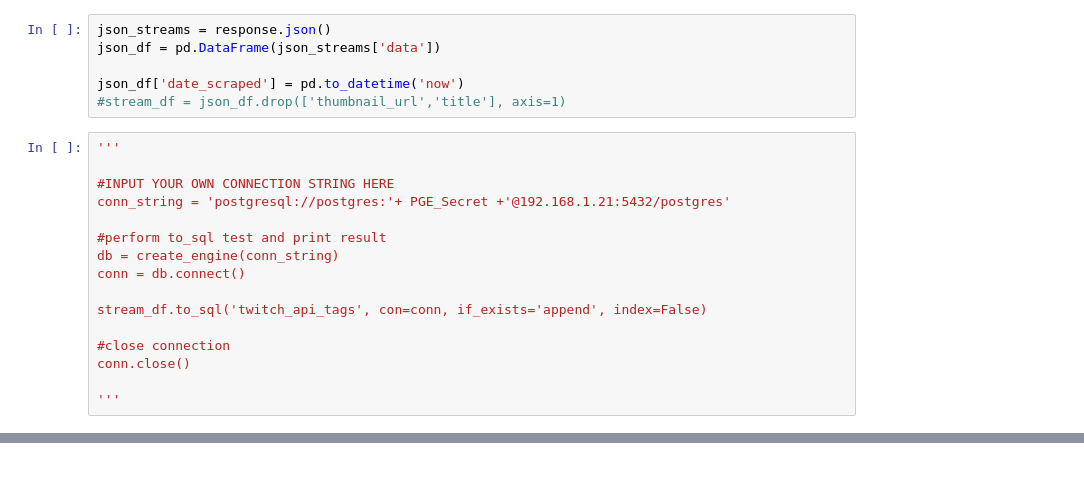
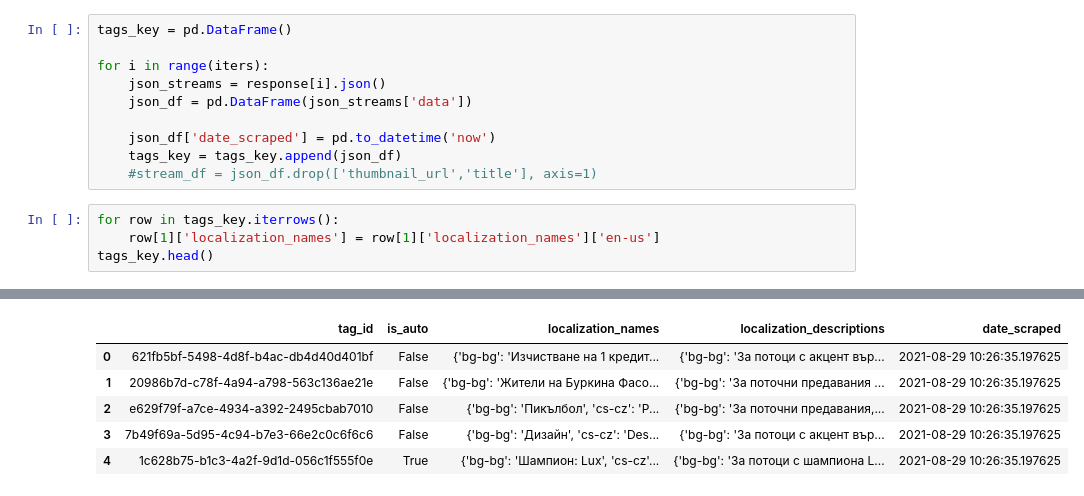
Before and after one commit to Tophurkey/Data_Projects, a Jupyter notebook: ETL/twitch_tag_scraping.ipynb, the cells around one changed output, grey strips where cells are left out. Cells and saved outputs as stored; diff of their text form.

Commit message:
almost complete with twitch scaping and indexing api
Need to filter out all non english data from two columns.

```diff
--- a/ETL/twitch_tag_scraping.ipynb
+++ b/ETL/twitch_tag_scraping.ipynb
@@ -31,22 +96,15 @@ response = requests.request("GET", url, headers=headers, params=querystring)
 # %%
-json_streams = response.json()
-json_df = pd.DataFrame(json_streams['data'])
+tags_key = pd.DataFrame()
 
-json_df['date_scraped'] = pd.to_datetime('now')
-#stream_df = json_df.drop(['thumbnail_url','title'], axis=1)
+for i in range(iters):
+    json_streams = response[i].json()
+    json_df = pd.DataFrame(json_streams['data'])
+
+    json_df['date_scraped'] = pd.to_datetime('now')
+    tags_key = tags_key.append(json_df)
+    #stream_df = json_df.drop(['thumbnail_url','title'], axis=1)
-# %%
-'''
-
-#INPUT YOUR OWN CONNECTION STRING HERE
-conn_string = 'postgresql://postgres:'+ PGE_Secret +'@192.168.1.21:5432/postgres'
-
-#perform to_sql test and print result
-db = create_engine(conn_string)
-conn = db.connect()
-
-stream_df.to_sql('twitch_api_tags', con=conn, if_exists='append', index=False)
-
-#close connection
-conn.close()
-
-'''
+# %%
+for row in tags_key.iterrows():
+    row[1]['localization_names'] = row[1]['localization_names']['en-us']
+tags_key.head()
+# %% [output]
@@ -52,0 +126,6 @@ conn.close()
+|  | tag_id | is_auto | localization_names | localization_descriptions | date_scraped |
+| 0 | 621fb5bf-5498-4d8f-b4ac-db4d40d401bf | False | {'bg-bg': 'Изчистване на 1 кредит... | {'bg-bg': 'За потоци с акцент вър... | 2021-08-29 10:26:35.197625 |
+| 1 | 20986b7d-c78f-4a94-a798-563c136ae21e | False | {'bg-bg': 'Жители на Буркина Фасо... | {'bg-bg': 'За поточни предавания ... | 2021-08-29 10:26:35.197625 |
+| 2 | e629f79f-a7ce-4934-a392-2495cbab7010 | False | {'bg-bg': 'Пикълбол', 'cs-cz': 'P... | {'bg-bg': 'За поточни предавания,... | 2021-08-29 10:26:35.197625 |
+| 3 | 7b49f69a-5d95-4c94-b7e3-66e2c0c6f6c6 | False | {'bg-bg': 'Дизайн', 'cs-cz': 'Des... | {'bg-bg': 'За потоци с акцент вър... | 2021-08-29 10:26:35.197625 |
+| 4 | 1c628b75-b1c3-4a2f-9d1d-056c1f555f0e | True | {'bg-bg': 'Шампион: Lux', 'cs-cz'... | {'bg-bg': 'За потоци с шампиона L... | 2021-08-29 10:26:35.197625 |
```
Also changed, not shown: parts of 4 cells of this notebook, 2 other files.
